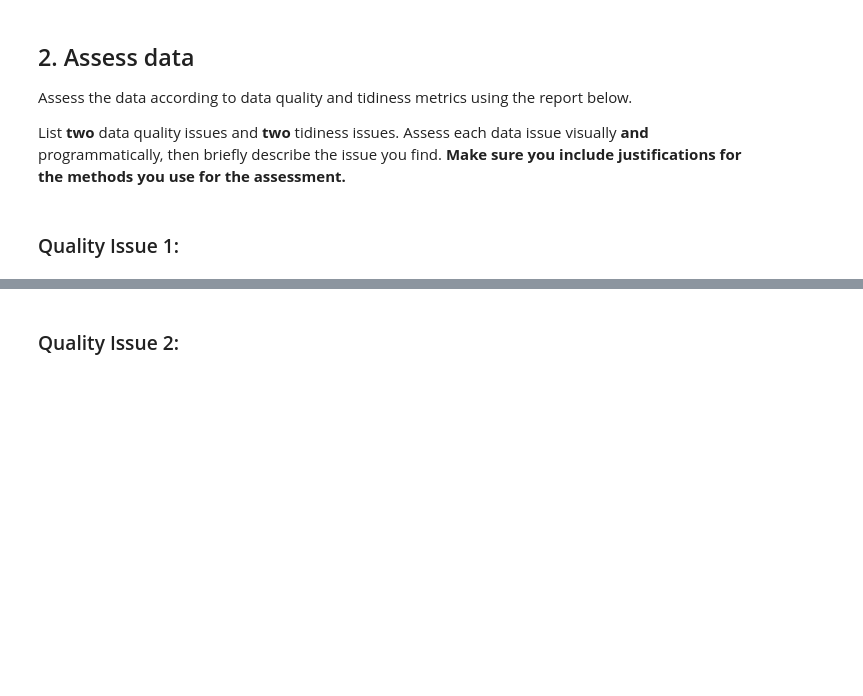
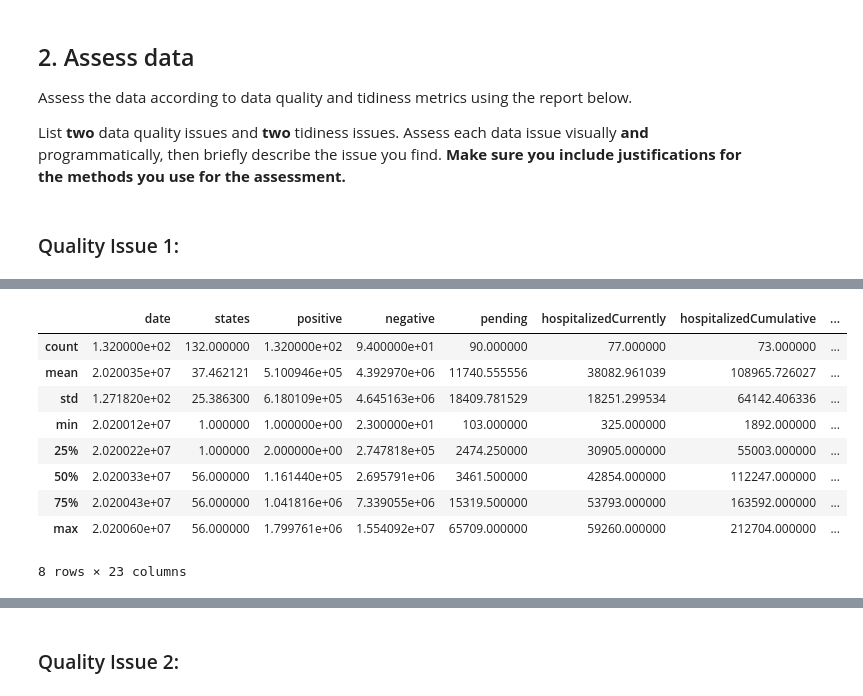
Before and after one commit to nghiachaunamdinh/Data-Analyst-Cleaning_Dirty_and_Messy_Data, a Jupyter notebook: Data_Wrangling_Project_Starter.ipynb, the cells around one changed output, grey strips where cells are left out. Saved outputs shown, nothing was run; the diff lists cells and outputs as text; code cells hidden in the pictures; blank space fills up the shorter version.

```diff
--- a/Data_Wrangling_Project_Starter.ipynb
+++ b/Data_Wrangling_Project_Starter.ipynb
@@ -222,0 +284,13 @@ Issue and justification: *FILL IN*
+# %%
+df_covid19.describe()
+# %% [output]
+|  | date | states | positive | negative | pending | hospitalizedCurrently | hospitalizedCumulative | ... |
+| count | 1.320000e+02 | 132.000000 | 1.320000e+02 | 9.400000e+01 | 90.000000 | 77.000000 | 73.000000 | ... |
+| mean | 2.020035e+07 | 37.462121 | 5.100946e+05 | 4.392970e+06 | 11740.555556 | 38082.961039 | 108965.726027 | ... |
+| std | 1.271820e+02 | 25.386300 | 6.180109e+05 | 4.645163e+06 | 18409.781529 | 18251.299534 | 64142.406336 | ... |
+| min | 2.020012e+07 | 1.000000 | 1.000000e+00 | 2.300000e+01 | 103.000000 | 325.000000 | 1892.000000 | ... |
+| 25% | 2.020022e+07 | 1.000000 | 2.000000e+00 | 2.747818e+05 | 2474.250000 | 30905.000000 | 55003.000000 | ... |
+| 50% | 2.020033e+07 | 56.000000 | 1.161440e+05 | 2.695791e+06 | 3461.500000 | 42854.000000 | 112247.000000 | ... |
+| 75% | 2.020043e+07 | 56.000000 | 1.041816e+06 | 7.339055e+06 | 15319.500000 | 53793.000000 | 163592.000000 | ... |
+| max | 2.020060e+07 | 56.000000 | 1.799761e+06 | 1.554092e+07 | 65709.000000 | 59260.000000 | 212704.000000 | ... |
+8 rows × 23 columns
```
Also changed, not shown: parts of 37 cells of this notebook.
